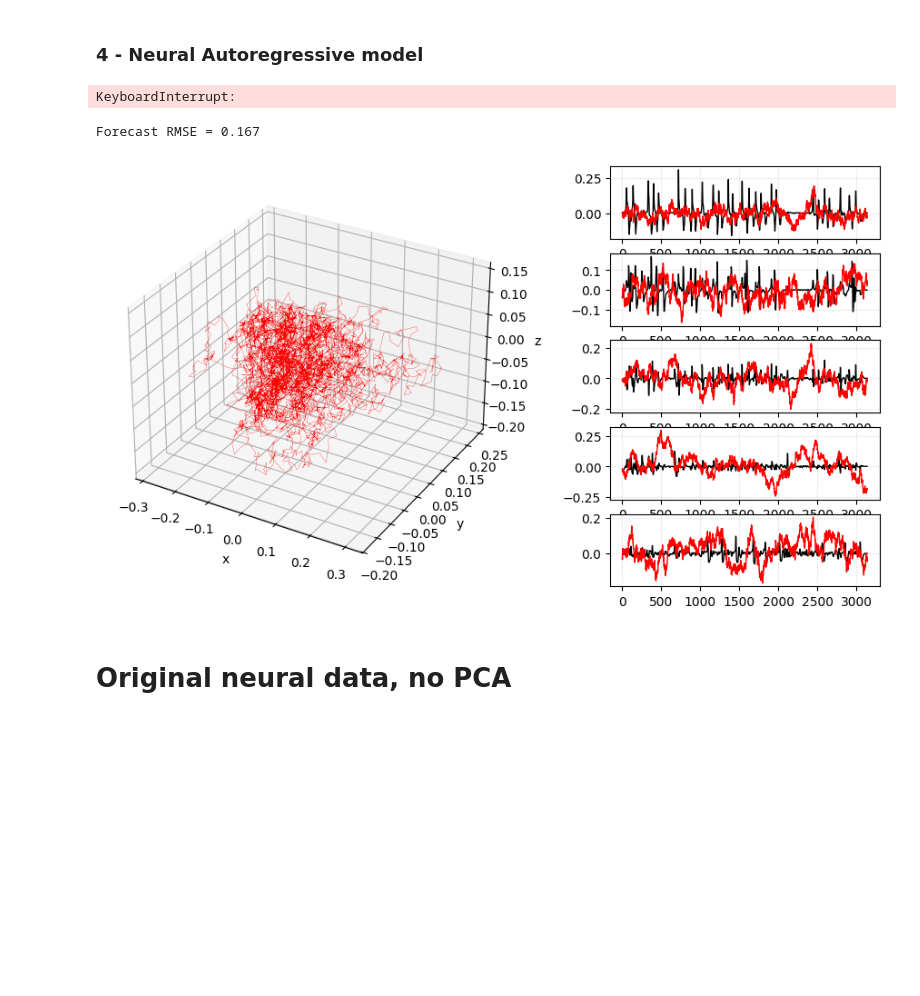
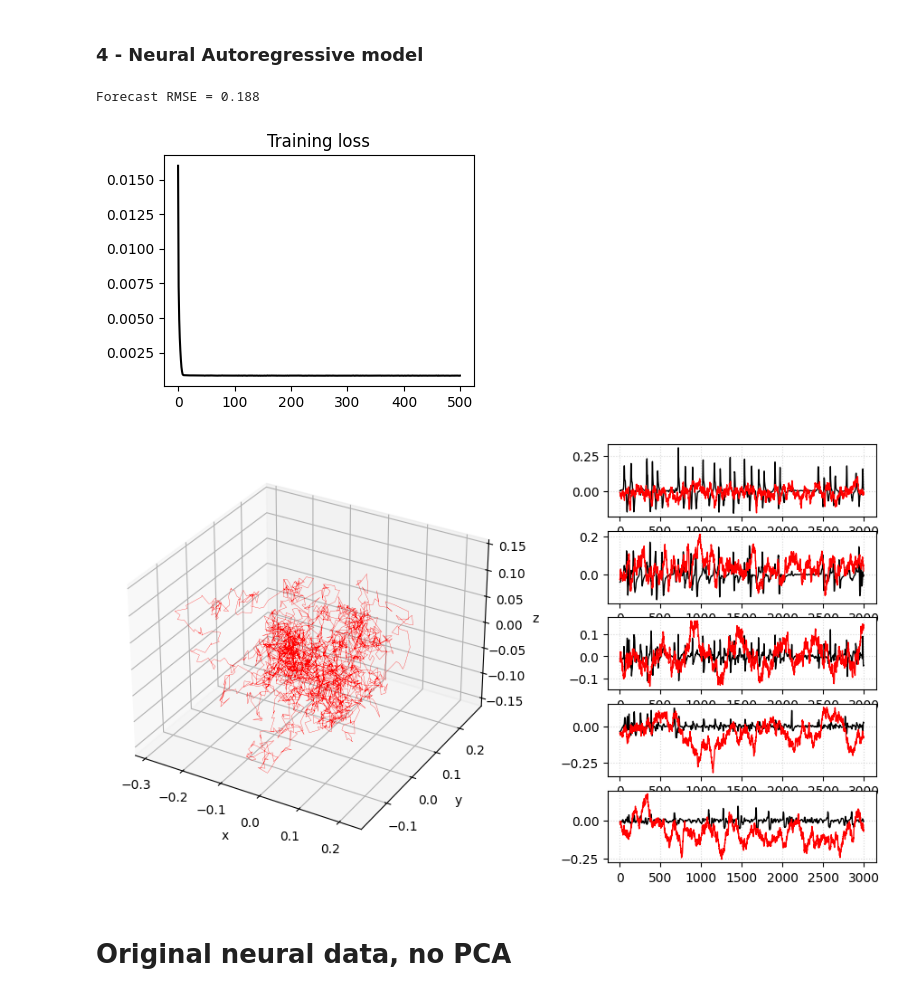
Before and after one commit to DavideNuzzi/C.Elegans-GenerativeModels, a Jupyter notebook: worm_neural.ipynb, the cells around one changed output. Drawn from its saved outputs; the diff is of its cells as text; code cells hidden in the pictures; blank space fills up the shorter version.

Commit message:
Fixed a broken plot

```diff
--- a/worm_neural.ipynb
+++ b/worm_neural.ipynb
@@ -123,32 +123,24 @@ dataloader = DataLoader(dataset, batch_size=64, shuffle=True)
 # %%
 from models.autoregressive_neural import NeuralAutoregressiveResidual
 
 model = NeuralAutoregressiveResidual(features_dim=channels, sigma=1e-2).to(device)
 optimizer = Adam(model.parameters(), lr=3e-4)
 
-loss_history = model.fit(dataloader, optimizer, epochs=1000)
+loss_history = model.fit(dataloader, optimizer, epochs=500)
 
 plt.figure(figsize=(4,3))
 plt.plot(loss_history, 'k')
 plt.title('Training loss')
 
-x_pred = model.generate(x_init=x_neural[0,:], num_steps=5000)
+x_pred = model.generate(x_init=x_neural[0,:], num_steps=3000)
 plot_celegans_neural_predictions(x_pred, x_true=x_neural[1:,:])
 
 prediction_error = rmse_error(x_neural[1:,:], x_pred)
 print(f'Forecast RMSE = {prediction_error:.3f}')
 # %% [output]
-KeyboardInterrupt:
+Forecast RMSE = 0.188
+[figure, added]
+[figure, added]
-# %%
-
-x_pred = model.generate(x_init=x_neural[0,:], num_steps=5000)
-plot_celegans_neural_predictions(x_pred, x_true=x_neural[1:,:])
-
-prediction_error = rmse_error(x_neural[1:,:], x_pred)
-print(f'Forecast RMSE = {prediction_error:.3f}')
-# %% [output]
-Forecast RMSE = 0.167
-[figure, removed]
 # %% [markdown]
 # Original neural data, no PCA
 # %%
```
